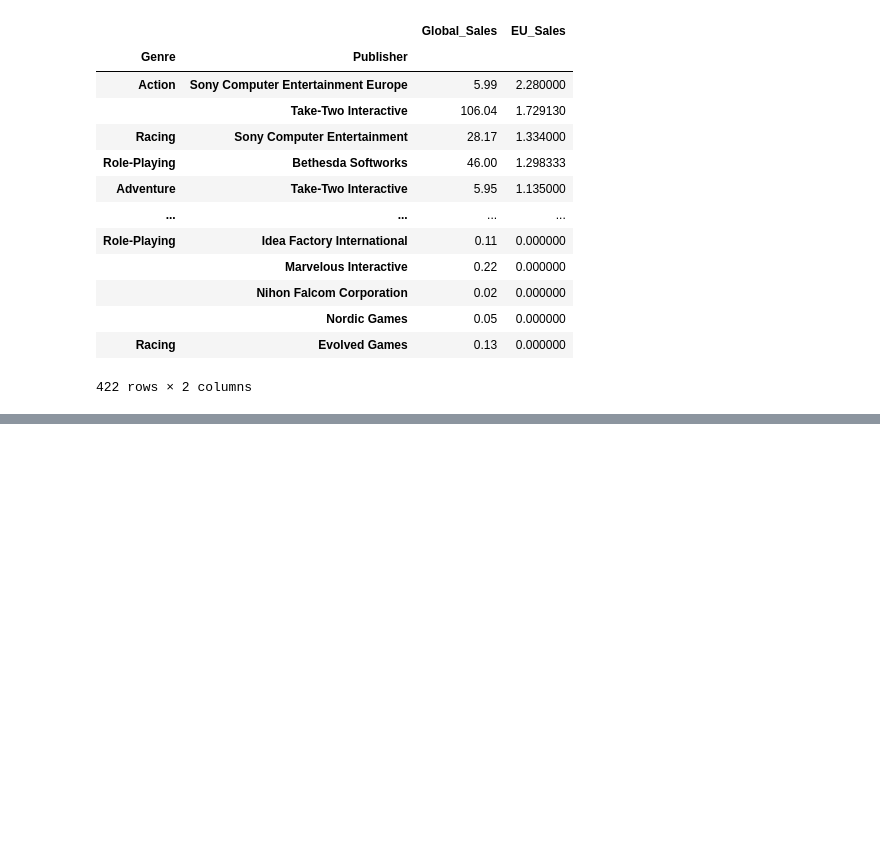
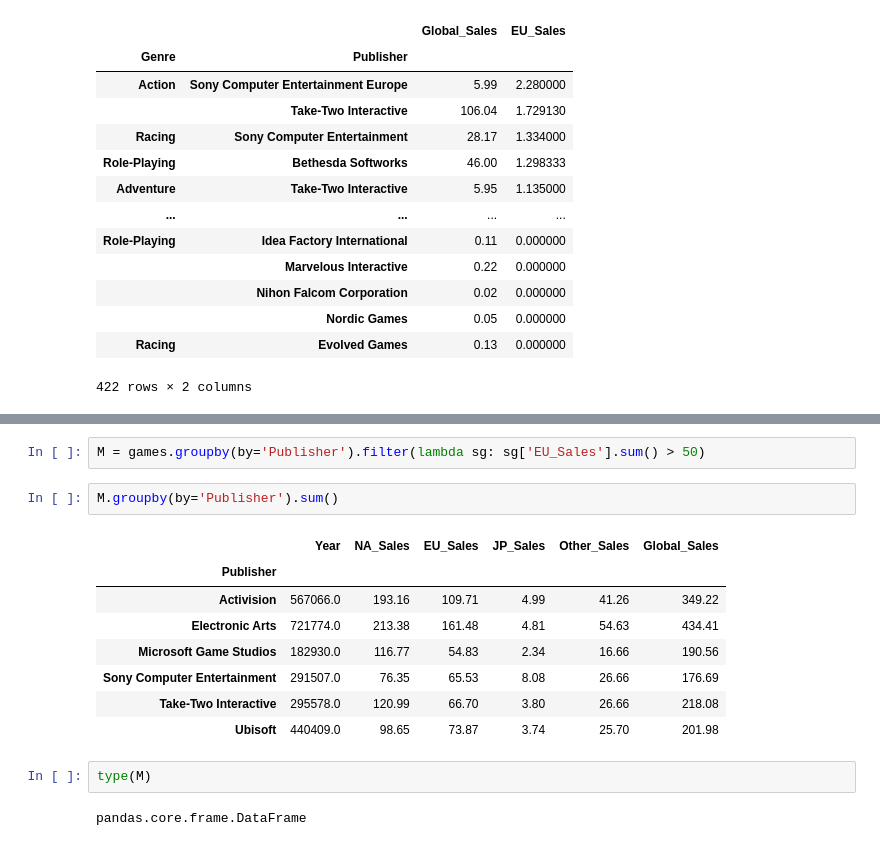
Before and after one commit to TomaszBury/The-ultimate-pandas-bootcamp-advanced-python-data-analysis, a Jupyter notebook: section_08/groupby_and_aggregates.ipynb, the cells around one changed output, grey strips where cells are left out. Drawn from its saved outputs; the diff is of its cells as text; blank space fills up the shorter version.

```diff
--- a/section_08/groupby_and_aggregates.ipynb
+++ b/section_08/groupby_and_aggregates.ipynb
@@ -1278,0 +1326,17 @@ games.groupby(studios_groupby).agg(
+# %%
+M = games.groupby(by='Publisher').filter(lambda sg: sg['EU_Sales'].sum() > 50)
+# %%
+M.groupby(by='Publisher').sum()
+# %% [output]
+|  | Year | NA_Sales | EU_Sales | JP_Sales | Other_Sales | Global_Sales |
+| Publisher |  |  |  |  |  |  |
+| Activision | 567066.0 | 193.16 | 109.71 | 4.99 | 41.26 | 349.22 |
+| Electronic Arts | 721774.0 | 213.38 | 161.48 | 4.81 | 54.63 | 434.41 |
+| Microsoft Game Studios | 182930.0 | 116.77 | 54.83 | 2.34 | 16.66 | 190.56 |
+| Sony Computer Entertainment | 291507.0 | 76.35 | 65.53 | 8.08 | 26.66 | 176.69 |
+| Take-Two Interactive | 295578.0 | 120.99 | 66.70 | 3.80 | 26.66 | 218.08 |
+| Ubisoft | 440409.0 | 98.65 | 73.87 | 3.74 | 25.70 | 201.98 |
+# %%
+type(M)
+# %% [output]
+pandas.core.frame.DataFrame
```
Also changed, not shown: parts of 9 cells of this notebook.
